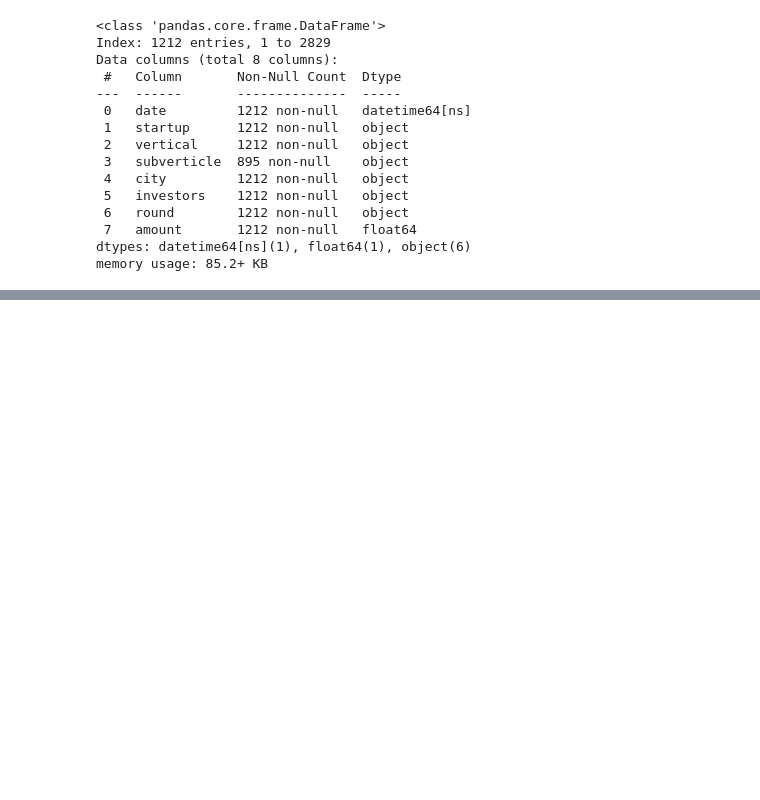
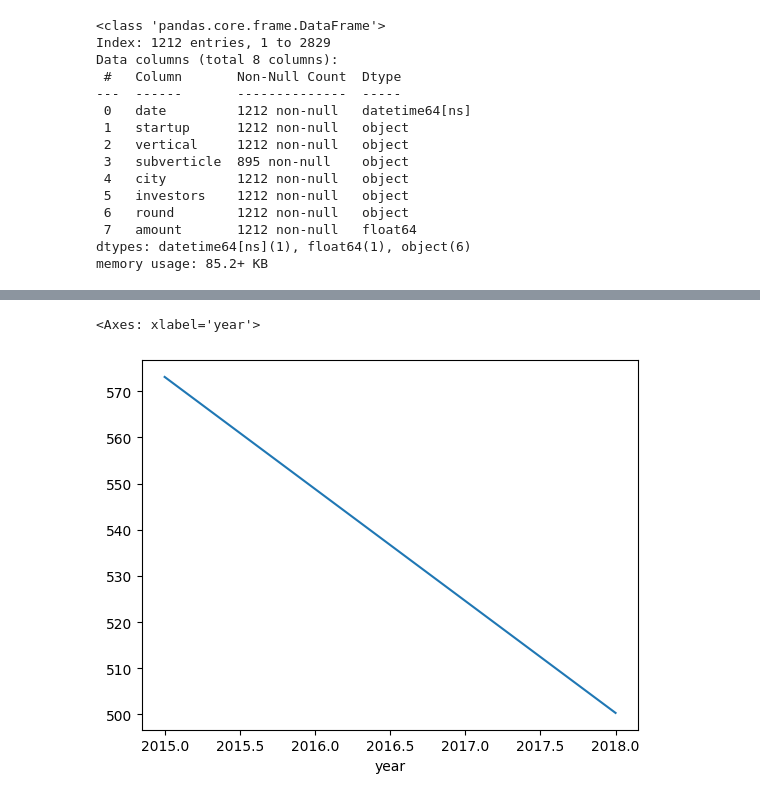
Before and after one commit to Archit-Shelar11/Startup_Analytics_Streamlit, a Jupyter notebook: cleaning.ipynb, the cells around one changed output, grey strips where cells are left out. Saved outputs shown, nothing was run; the diff lists cells and outputs as text; code cells hidden in the pictures; blank space fills up the shorter version.

```diff
--- a/cleaning.ipynb
+++ b/cleaning.ipynb
@@ -236,0 +286,3 @@ df.to_csv('startup_funding_clean.csv')
+# %%
+df['year']=df['date'].dt.year
+print(df['year'])
@@ -236,0 +303,5 @@ df.to_csv('startup_funding_clean.csv')
+# %%
+df[df['investors'].str.contains('ChrysCapital')].groupby('year')['amount'].sum().plot()
+# %% [output]
+<Axes: xlabel='year'>
+[figure, added]
```
Also changed, not shown: parts of 8 cells of this notebook, 1 other file.
